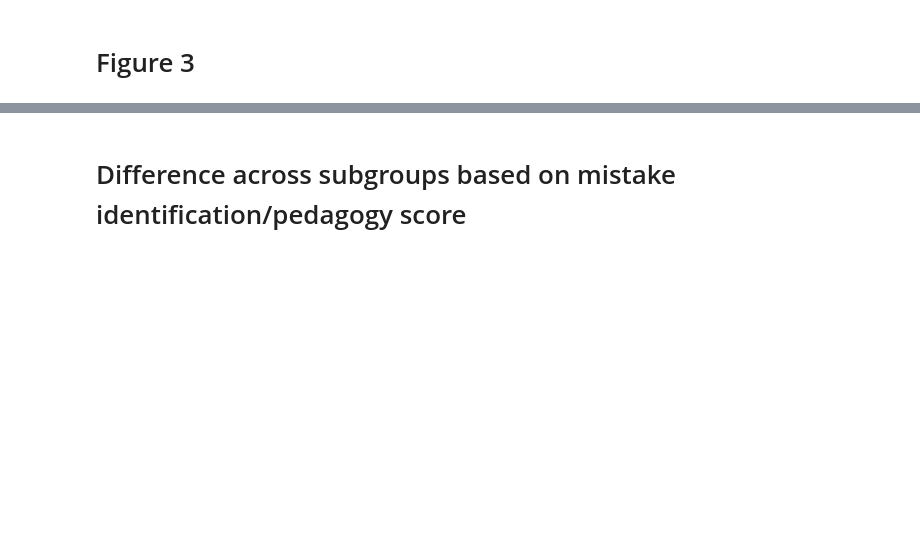
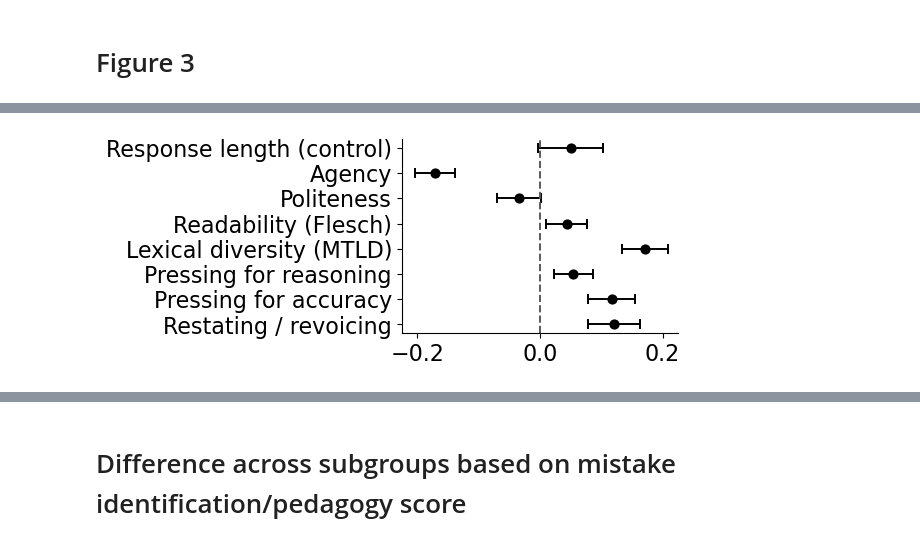
Before and after one commit to abdulsalamRamatu/TutorEval_ARR2026, a Jupyter notebook: TutorEval_ARR2026/tutoreval_analysis/tutoreval_analysis.ipynb, the cells around one changed output, grey strips where cells are left out. Cells and saved outputs as stored; diff of their text form; code cells hidden in the pictures; blank space fills up the shorter version.

```diff
--- a/TutorEval_ARR2026/tutoreval_analysis/tutoreval_analysis.ipynb
+++ b/TutorEval_ARR2026/tutoreval_analysis/tutoreval_analysis.ipynb
@@ -436,0 +704,95 @@ plt.show()
+# %%
+# Extract results
+res = m_const  # OLS model with clustered SEs (by conversation turn)
+coefs = res.params
+ses = res.bse
+
+coef_df = pd.DataFrame({
+    "feature": coefs.index.astype(str),
+    "coef": coefs.values,
+    "se": ses.values
+})
+
+# Drop intercept/constant (common names across statsmodels specs)
+drop_terms = {"const", "Intercept", "(Intercept)"}
+coef_df = coef_df[~coef_df["feature"].isin(drop_terms)].copy()
+
+# Compute 95% CI
+z = 1.96
+coef_df["ci_low"] = coef_df["coef"] - z * coef_df["se"]
+coef_df["ci_high"] = coef_df["coef"] + z * coef_df["se"]
+
+# map labels
+label_map = {
+    "Uptake_prob": "Restating / revoicing",
+    "PressAccuracy_prob": "Pressing for accuracy",
+    "PressReasoning_prob":"Pressing for reasoning",
+    "mtld_log": "Lexical diversity (MTLD)",
+    "flesch_reading_ease": "Readability (Flesch)",
+    "politeness_score": "Politeness",
+    "agency_score": "Agency",
+    "word_count_log": "Response length (control)",
+}
+
+coef_df["label"] = coef_df["feature"].map(label_map).fillna(coef_df["feature"])
+
+# Conceptual ordering (instructional-linguistic-control)
+desired_order = [
+    "Restating / revoicing",
+    "Pressing for accuracy",
+    "Pressing for reasoning",
+    "Lexical diversity (MTLD)",
+    "Readability (Flesch)",
+    "Politeness",
+    "Agency",
+    "Response length (control)",
+]
+
+# Keep labels in desired order
+present = [x for x in desired_order if x in set(coef_df["label"])]
+# Append other features if any
+extras = [x for x in coef_df["label"].unique() if x not in present]
+final_order = present + sorted(extras)
+
+coef_df["label"] = pd.Categorical(coef_df["label"], categories=final_order, ordered=True)
+coef_df = coef_df.sort_values("label")
+
+# Plot
+fig, ax = plt.subplots(figsize=(6.2, 2.75))
+
+ax.errorbar(
+    coef_df["coef"],
+    coef_df["label"],
+    xerr=z * coef_df["se"],
+    fmt="o",
+    markersize=5.5,
+    elinewidth=1.4,
+    capsize=3.5,
+    capthick=1.4,
+    color="black"
+)
+
+# draw markers
+ax.scatter(coef_df["coef"], coef_df["label"], c='black', s=40, zorder=3)
+
+# Zero reference line
+ax.axvline(0, color="0.35", linestyle="--", linewidth=1.4)
+
+# symmetric x-limits for easier visual comparison
+max_abs = np.max(np.abs(np.r_[coef_df["ci_low"].values, coef_df["ci_high"].values]))
+pad = 0.08 * max_abs
+ax.set_xlim(-(max_abs + pad), (max_abs + pad))
+
+ax.set_xlabel("")
+ax.set_ylabel("")
+#ax.set_title("Instructional and linguistic features associated with perceived pedagogical quality")
+
+# Clean up spines
+ax.spines["top"].set_visible(False)
+ax.spines["right"].set_visible(False)
+
+plt.tight_layout()
+plt.savefig("plots/coef_plot_pedagogical_quality.pdf", dpi=300, bbox_inches="tight")
+plt.show()
+# %% [output]
+[figure, added]
```
Also changed, not shown: parts of 29 cells of this notebook.
